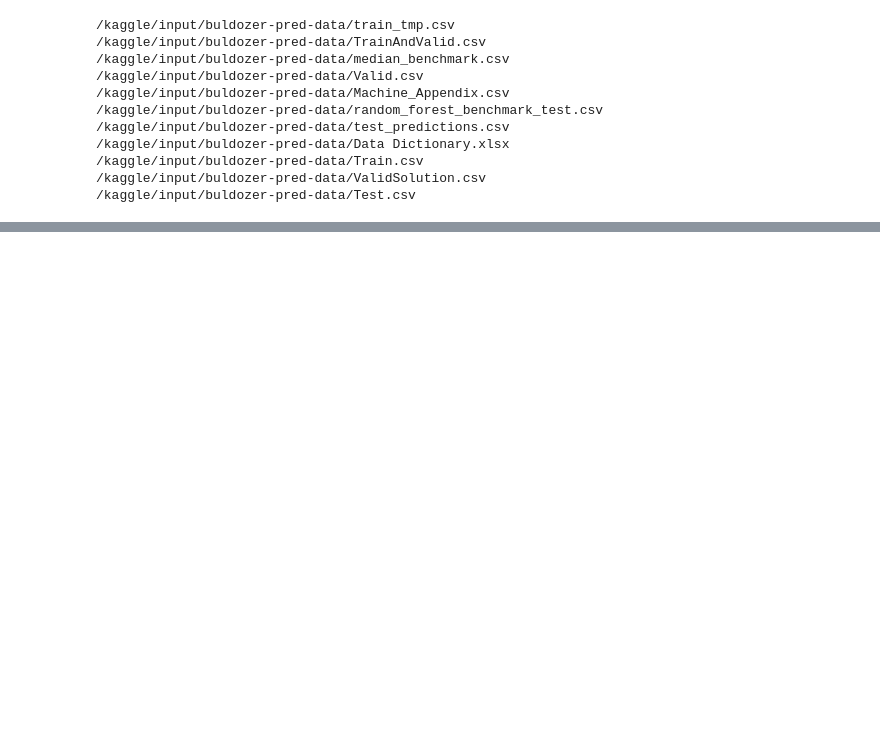
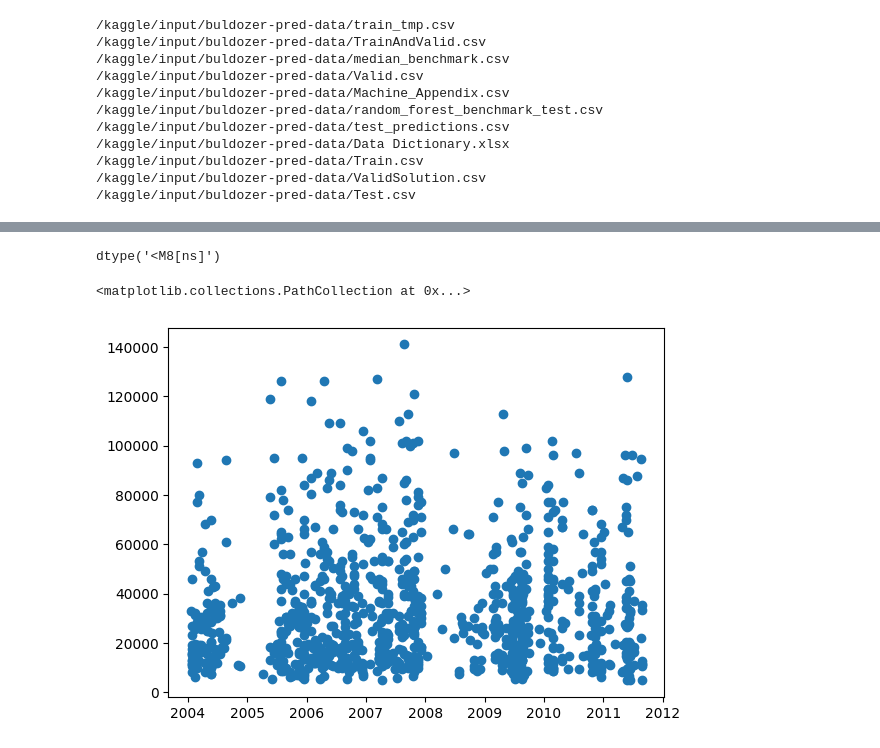
Before and after one commit to amankr2301/Buldozer_price_prediction, a Jupyter notebook: buldozer-price-prediction.ipynb, the cells around one changed output, grey strips where cells are left out. Saved outputs shown, nothing was run; the diff lists cells and outputs as text; code cells hidden in the pictures; blank space fills up the shorter version.

```diff
--- a/buldozer-price-prediction.ipynb
+++ b/buldozer-price-prediction.ipynb
@@ -36,0 +156,15 @@ import sklearn
+# %%
+# Import data again but this time with parse dates
+df = pd.read_csv("/kaggle/input/buldozer-pred-data/TrainAndValid.csv" ,
+                low_memory = False , parse_dates = ["saledate"])
+# %%
+df.saledate.dtype
+# %% [output]
+dtype('<M8[ns]')
+# %%
+fig , ax = plt.subplots()
+
+ax.scatter(df.saledate[:1000] , df.SalePrice[:1000])
+# %% [output]
+<matplotlib.collections.PathCollection at 0x...>
+[figure, added]
```
Also changed, not shown: parts of 27 cells of this notebook.
